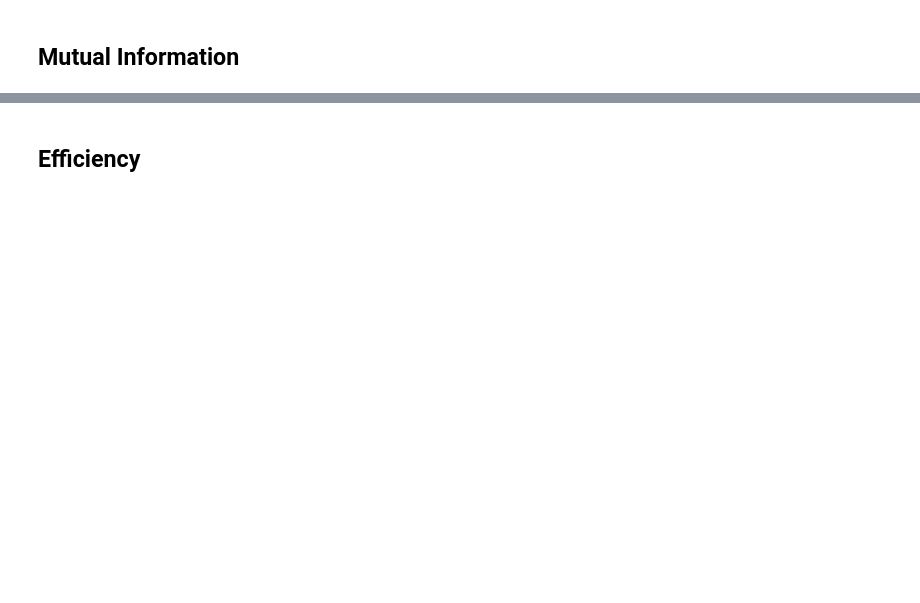
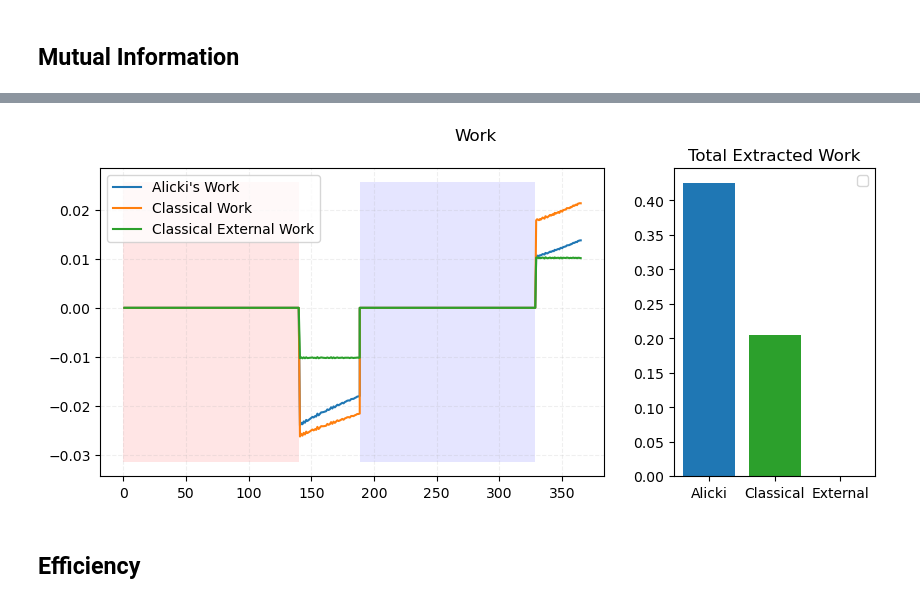
Before and after one commit to fedesss98/phaseonium-thermodynamics, a Jupyter notebook: julia/08-analyze-cascade-py.ipynb, the cells around one changed output, grey strips where cells are left out. Saved outputs shown, nothing was run; the diff lists cells and outputs as text; code cells hidden in the pictures; blank space fills up the shorter version.

```diff
--- a/julia/08-analyze-cascade-py.ipynb
+++ b/julia/08-analyze-cascade-py.ipynb
@@ -114,2 +317,61 @@ ax = plot_observable(sampling_times, mutinf)
+# %%
+# Calculate total work by Alicki's definition
+total_work_al, _, work_al, _ = alickis_definition(s_evolution, h_evolution, energy)
+
+# Calculate work through classical mechanics
+total_work_ext = 0
+works_ext = []
+for i, cavity_l in enumerate([c1_lenghts, c2_lenghts]):
+    cavity_config = config[f"cavity{i + 1}"]
+    force_evolution = [0 for _ in range(isochore_samplings)]
+    force_evolution += [cavity_config["expanding_force"] for _ in range(adiabatic_samplings)]
+    force_evolution += [0 for _ in range(isochore_samplings)]
+    force_evolution += [cavity_config["compressing_force"] for _ in range(adiabatic_samplings)]
+    _total_work, _work = classical_work(force_evolution, c1_lenghts)
+    total_work_ext += _total_work
+    works_ext.append(_work)
+
+total_work = 0
+works = []
+for i, (s_list, l_list) in enumerate(zip([s1_evolution, s2_evolution], [c1_lenghts, c2_lenghts])):
+    cavity_config = config[f"cavity{i + 1}"]
+    alpha = cavity_config["alpha"]
+    s = cavity_config["surface"]
+
+    _total_work, _work = pressure_work(s_list, l_list, sampling_times, alpha, s)
+    total_work += _total_work
+    works.append(_work)
+
+fig, (ax, axbar) = plt.subplots(1, 2, figsize=(10, 4), width_ratios=[5, 2])
+fig.suptitle("Work")
+ax.grid(alpha=0.2, linestyle='--')
+
+ymax = max([
+    max(work_al), max(works[0] + works[1]), max(works_ext[0] + works_ext[1])])
+ymin = min([
+    min(work_al), min(works[0] + works[1]), min(works_ext[0] + works_ext[1])])
+
+plot_stroke_overlays(ax, ymin + 0.2*ymin, ymax + 0.2*ymax)
+
+plot_observable(sampling_times[1:], np.real(work_al), ax=ax, label="Alicki's Work")
+plot_observable(sampling_times[1:], works[0] + works[1], ax=ax, label="Classical Work")
+# plot_observable(sampling_times[1:], works[0], ax=ax, label="Classical Work S1")
+# plot_observable(sampling_times[1:], works[1], ax=ax, label="Classical Work S2")
+plot_observable(sampling_times[1:], works_ext[0] + works_ext[1], ax=ax, label="Classical External Work")
+# plot_observable(sampling_times[1:], works_ext[0], ax=ax, label="Classical External Work S1")
+# plot_observable(sampling_times[1:], works_ext[1], ax=ax, label="Classical External Work S2")
+ax.legend()
+
+axbar.bar(["Alicki", "Classical", "External"],
+          [abs(total_work_al), abs(total_work), abs(total_work_ext)],
+          color=["tab:blue", "tab:green", "tab:orange"])
+axbar.set_title("Total Extracted Work")
+
+plt.savefig(OUTPUT / "work.png")
+plt.savefig(OUTPUT / "work.pdf")
+
+plt.show()
+# %% [output]
+[figure, added]
 # %% [markdown]
 ## Efficiency
```
Also changed, not shown: parts of 16 cells of this notebook, 41 other files.
